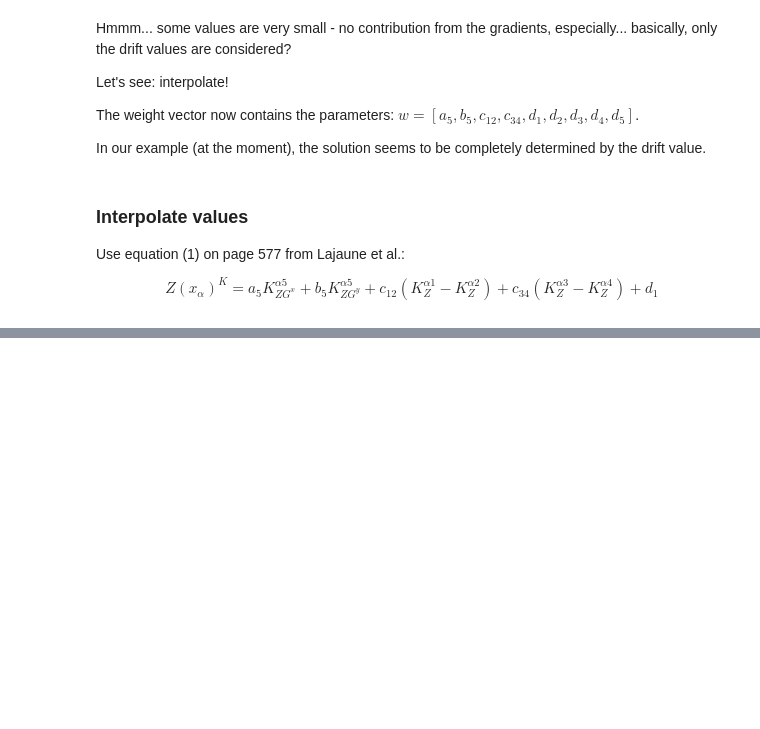
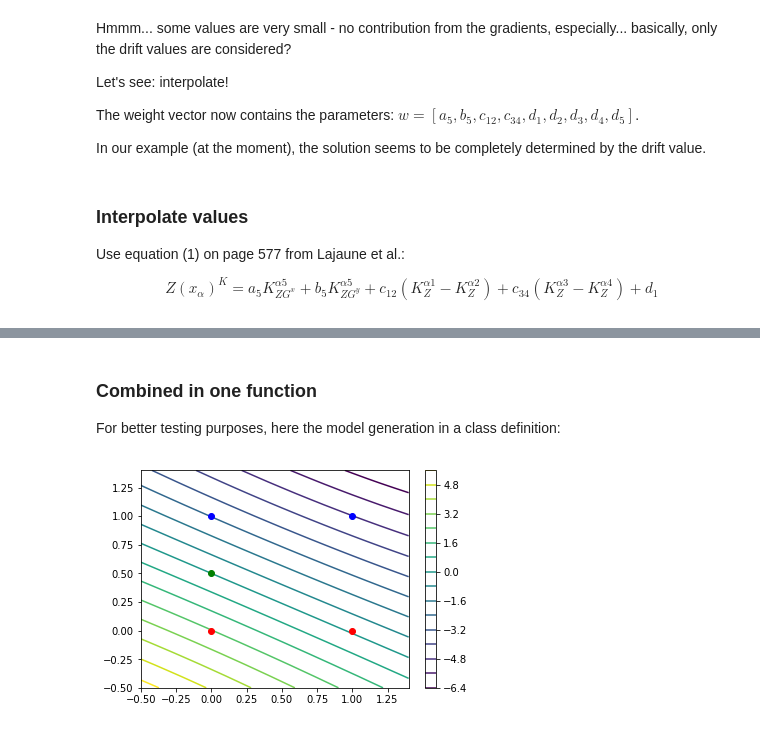
Before and after one commit to cgre-aachen/teaching, a Jupyter notebook: geomodeling/scalar_field_cokriging_minimal_example.ipynb, the cells around one changed output, grey strips where cells are left out. Drawn from its saved outputs; the diff is of its cells as text; code cells hidden in the pictures; blank space fills up the shorter version.

```diff
--- a/geomodeling/scalar_field_cokriging_minimal_example.ipynb
+++ b/geomodeling/scalar_field_cokriging_minimal_example.ipynb
@@ -322,6 +326,7 @@ We now add the universal kriging terms in order to obtain a meaningful drift/ va
 
 ### Set up F-matrix
 # %%
+x_all = x
 F = np.array([[1, 0, x_all[0,0]-x_all[1,0], x_all[2,0]-x_all[3,0]],
               [0, 1, x_all[0,1]-x_all[1,1], x_all[2,1]-x_all[3,1]],
               [2*x_all[4,0], 0, x_all[0,0]**2-x_all[1,0]**2, x_all[2,0]**2-x_all[3,0]**2],
@@ -432,0 +436,4 @@ interp_val(x_alpha, weights, x_all)
+# %% [markdown]
+### Combined in one function
+
+For better testing purposes, here the model generation in a class definition:
@@ -432,0 +558,7 @@ interp_val(x_alpha, weights, x_all)
+# %%
+points = {1 : np.array([x1, x2]), 2: np.array([x3, x4])}
+ori = {'pos' : x5, 'grads' : [1., 1.]}
+geomodel = GeomodelCokriging()
+# %%
+geomodel.set_points(points)
+geomodel.set_ori(ori)
@@ -432,0 +567,4 @@ interp_val(x_alpha, weights, x_all)
+# %%
+geomodel.plot()
+# %% [output]
+[figure, added]
```
Also changed, not shown: parts of 35 cells of this notebook.
